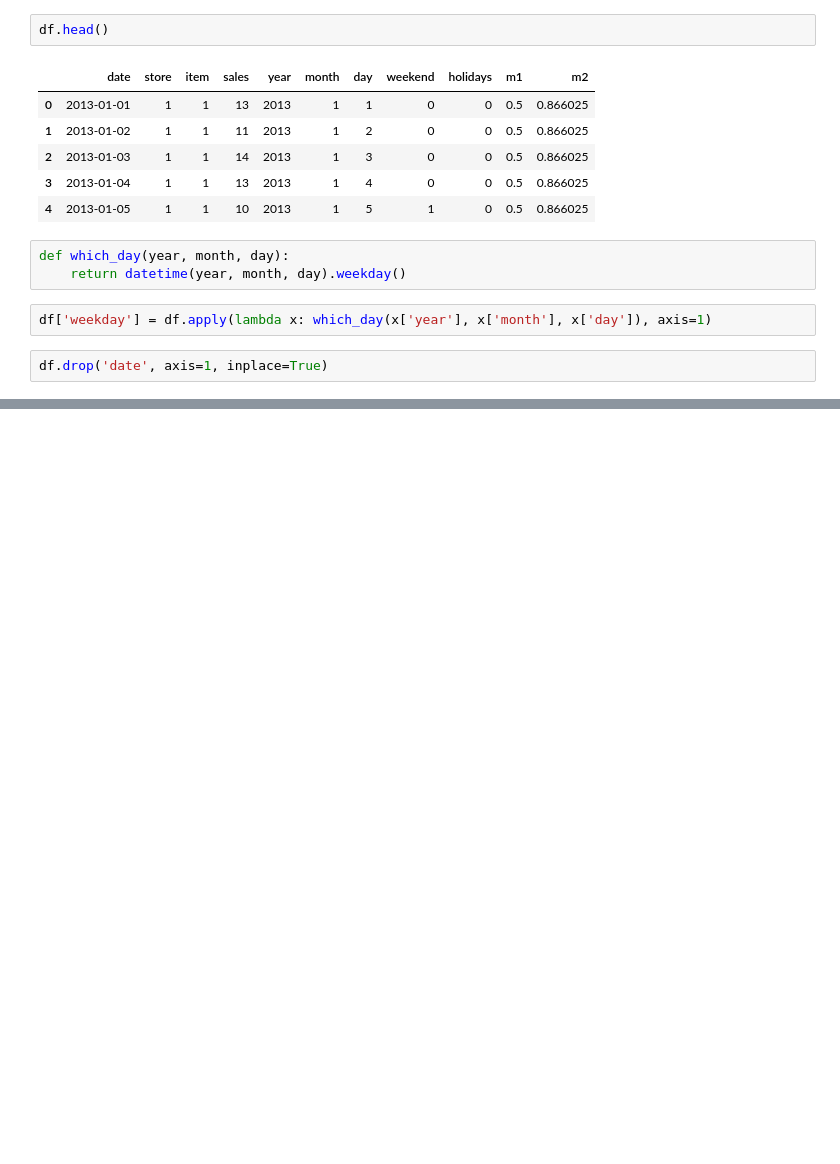
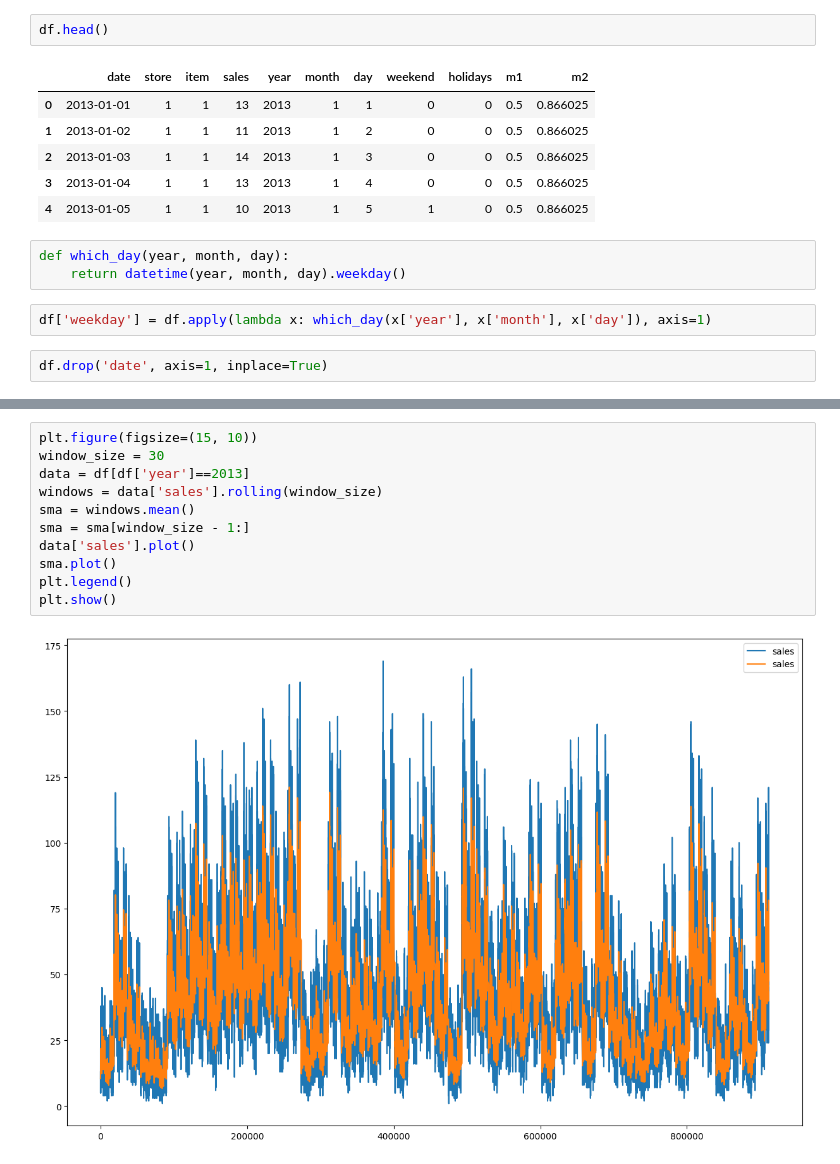
Before and after one commit to ftokarek/Inventory-Demand-Forecasting-ML, a Jupyter notebook: notebooks/notebook.ipynb, the cells around one changed output, grey strips where cells are left out. Drawn from its saved outputs; the diff is of its cells as text; blank space fills up the shorter version.

```diff
--- a/notebooks/notebook.ipynb
+++ b/notebooks/notebook.ipynb
@@ -111,0 +133,13 @@ df.drop('date', axis=1, inplace=True)
+# %%
+plt.figure(figsize=(15, 10))
+window_size = 30
+data = df[df['year']==2013]
+windows = data['sales'].rolling(window_size)
+sma = windows.mean()
+sma = sma[window_size - 1:]
+data['sales'].plot()
+sma.plot()
+plt.legend()
+plt.show()
+# %% [output]
+[figure, added]
```
Also changed, not shown: parts of 7 cells of this notebook.
